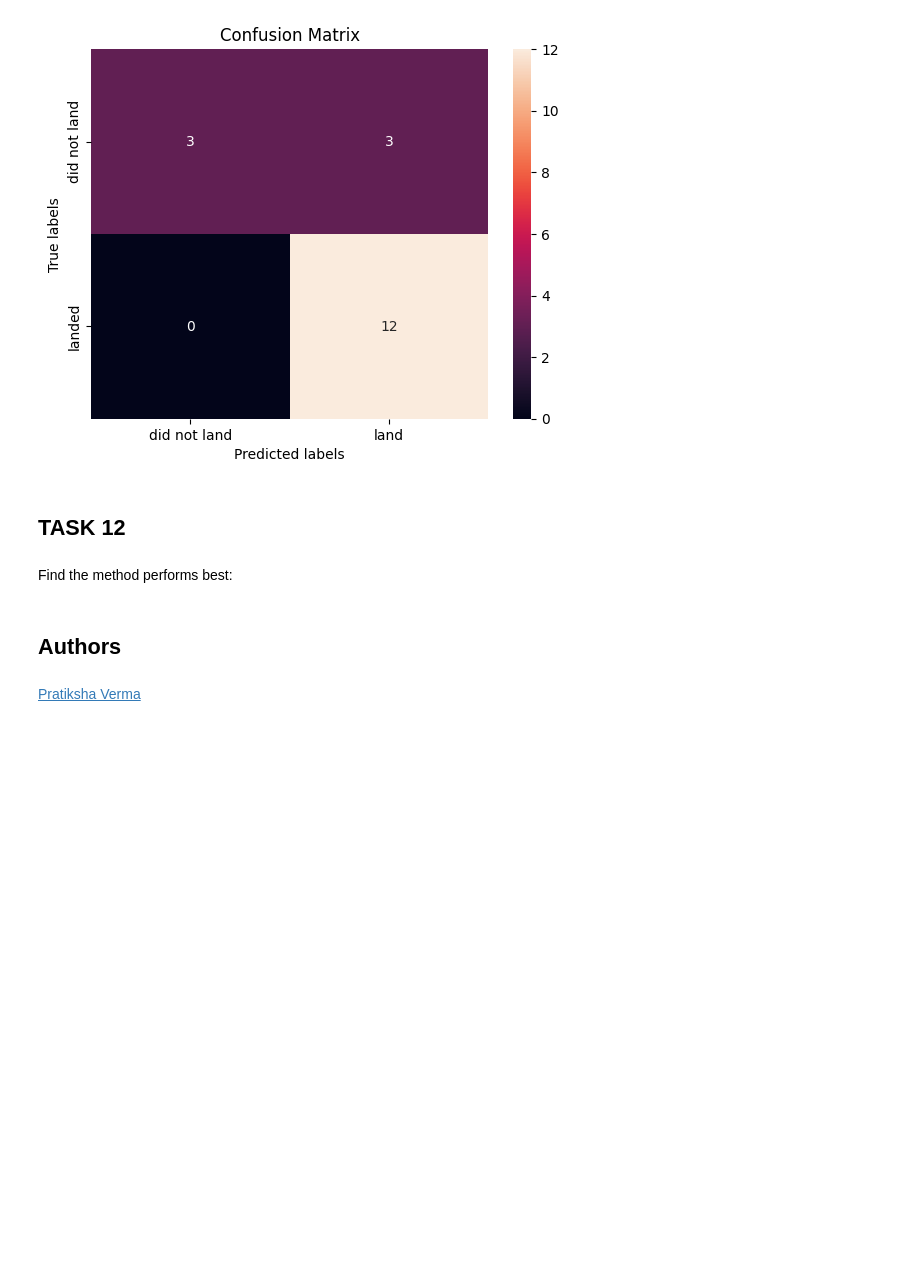
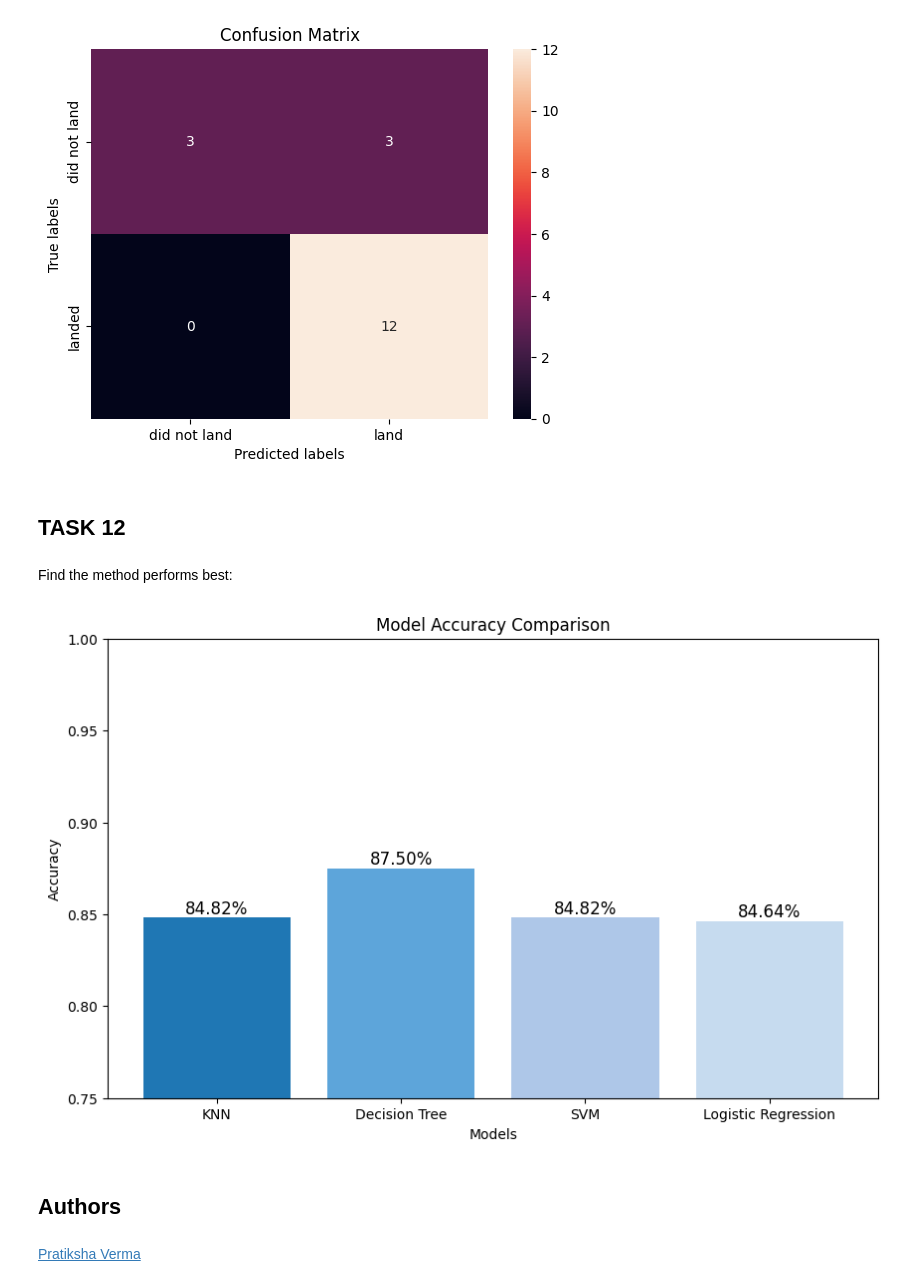
Before and after one commit to dessanriv/IBM-Data-Science, a Jupyter notebook: Capstone/8. SpaceX_Machine Learning Prediction_Part_5.ipynb, the cells around one changed output. Cells and saved outputs as stored; diff of their text form; code cells hidden in the pictures; blank space fills up the shorter version.

```diff
--- a/Capstone/8. SpaceX_Machine Learning Prediction_Part_5.ipynb
+++ b/Capstone/8. SpaceX_Machine Learning Prediction_Part_5.ipynb
@@ -375,6 +375,25 @@ plot_confusion_matrix(Y_test,yhat)
 ## TASK  12
 # %% [markdown]
 Find the method performs best:
+# %%
+models = ['KNN', 'Decision Tree', 'SVM', 'Logistic Regression']
+accuracies = [knn_cv.best_score_, tree_cv.best_score_, svm_cv.best_score_, logreg_cv.best_score_]
+
+plt.figure(figsize=(10, 6))
+colors = ['#1f77b4', '#5da5da', '#aec7e8', '#c6dbef']
+bars = plt.bar(models, accuracies, color=colors)
+
+# Add accuracy percentages on top of each bar
+for bar, accuracy in zip(bars, accuracies):
+    plt.text(bar.get_x() + bar.get_width() / 2, bar.get_height(), f'{accuracy:.2%}',
+             ha='center', va='bottom', fontsize=12, color='black')
+plt.title('Model Accuracy Comparison')
+plt.xlabel('Models')
+plt.ylabel('Accuracy')
+plt.ylim(0.75, 1.0)  # Adjust based on your accuracies
+plt.show()
+# %% [output]
+[figure, added]
 # %%
 # Tree
 # %% [markdown]
```
Also changed, not shown: parts of 2 cells of this notebook.
